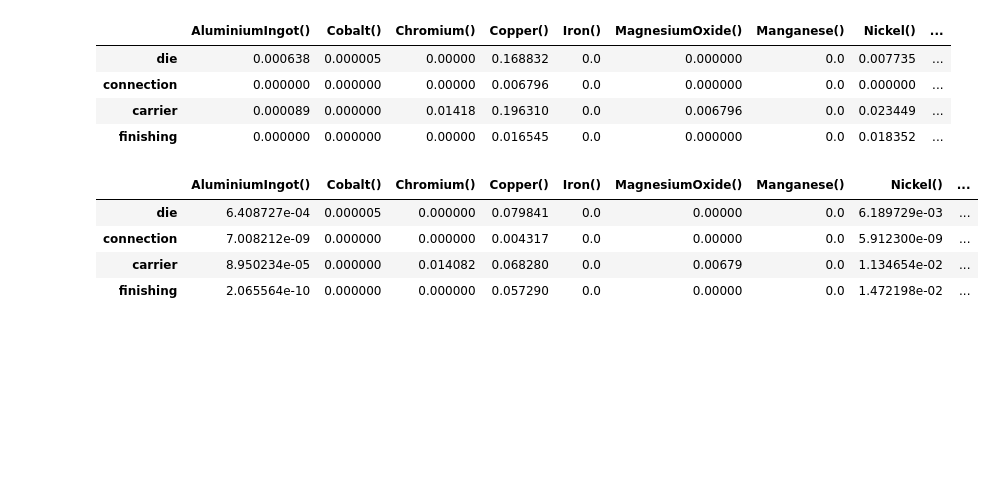
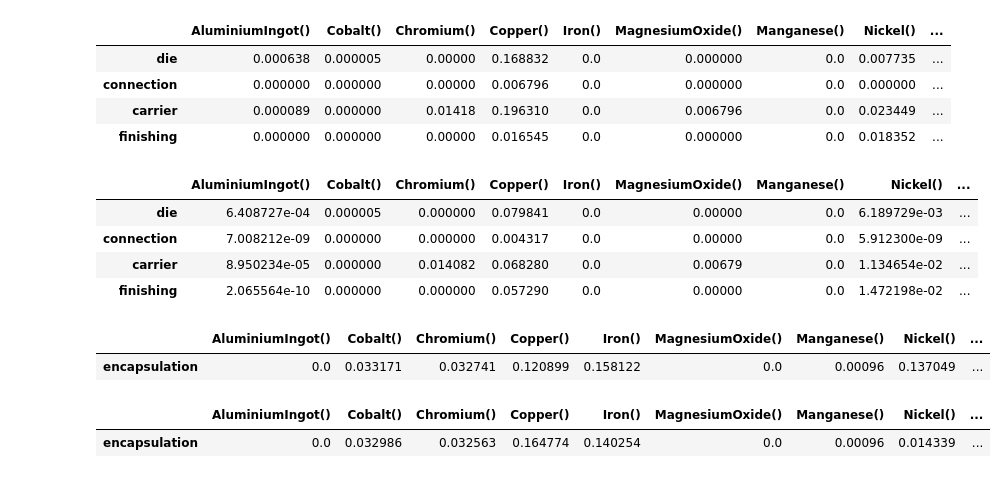
Before and after one commit to arthur0000-1/LCA_CPU_encapsulation, a Jupyter notebook: model.ipynb, the cells around one changed output. Cells and saved outputs as stored; diff of their text form; code cells hidden in the pictures; blank space fills up the shorter version.

Commit message:
update gamma b

```diff
--- a/model.ipynb
+++ b/model.ipynb
@@ -1746,0 +1980,15 @@ display(gamma_updated2)
+# %%
+gamma_updated3, gamma_std_updated3 = update_gamma_single_category(
+    gamma=gamma_b,
+    gamma_std=gamma_b_std,
+    experience=lid_sample,
+    experience_std=lid_sample_std
+)
+# %%
+display(gamma_b)
+display(gamma_updated3)
+# %% [output]
+|  | AluminiumIngot() | Cobalt() | Chromium() | Copper() | Iron() | MagnesiumOxide() | Manganese() | Nickel() | ... |
+| encapsulation | 0.0 | 0.033171 | 0.032741 | 0.120899 | 0.158122 | 0.0 | 0.00096 | 0.137049 | ... |
+|  | AluminiumIngot() | Cobalt() | Chromium() | Copper() | Iron() | MagnesiumOxide() | Manganese() | Nickel() | ... |
+| encapsulation | 0.0 | 0.032986 | 0.032563 | 0.164774 | 0.140254 | 0.0 | 0.00096 | 0.014339 | ... |
```
Also changed, not shown: parts of 2 cells of this notebook.
